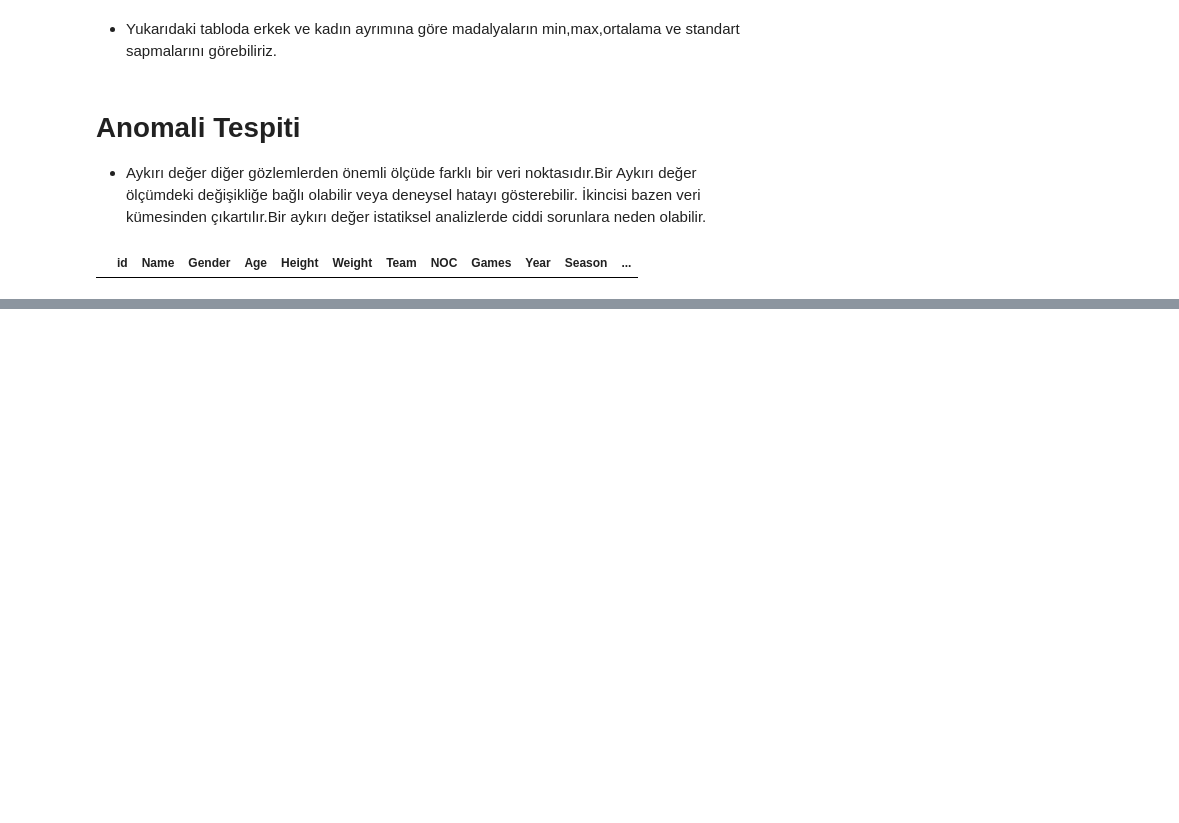
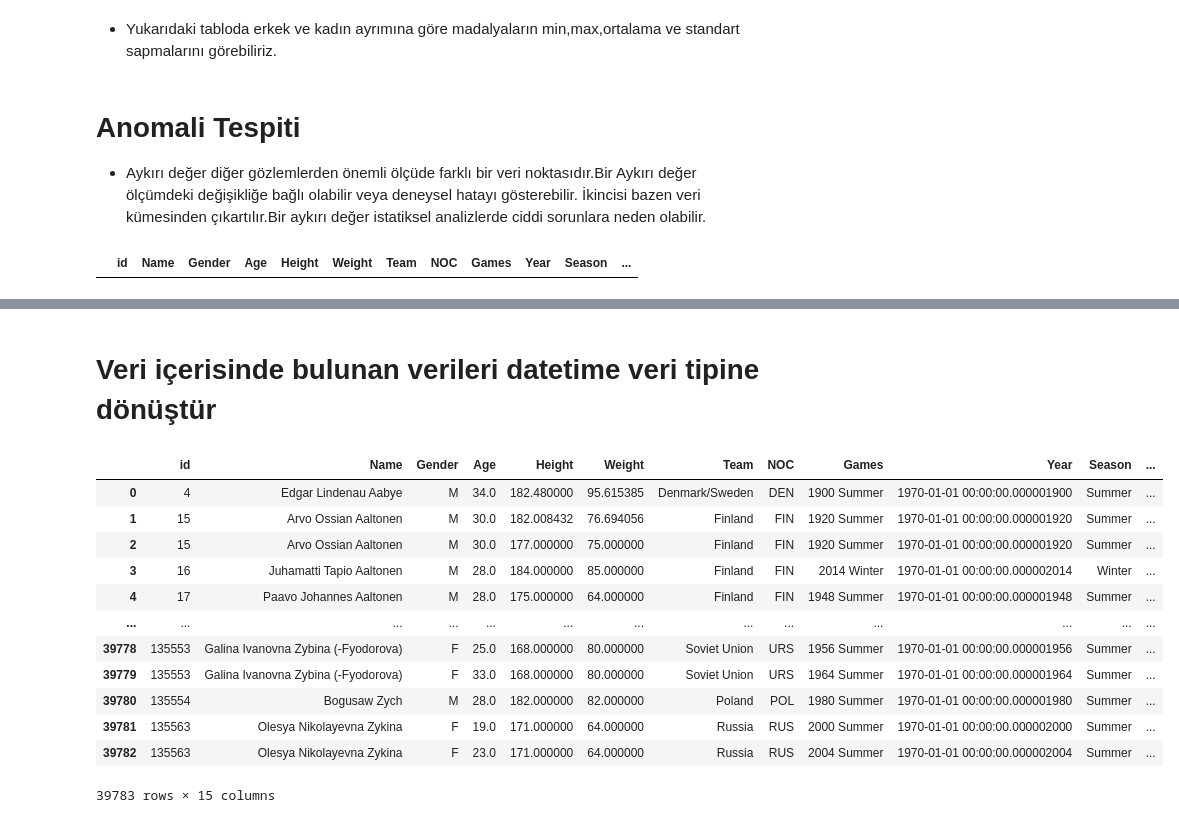
Before and after one commit to ilkerCelimli/DataScience-Olimpiyatlar, a Jupyter notebook: olimpiyat_veriseti_inceleme.ipynb, the cells around one changed output, grey strips where cells are left out. Saved outputs shown, nothing was run; the diff lists cells and outputs as text; code cells hidden in the pictures; blank space fills up the shorter version.

```diff
--- a/olimpiyat_veriseti_inceleme.ipynb
+++ b/olimpiyat_veriseti_inceleme.ipynb
@@ -535,0 +556,19 @@ data_anomali = df.loc[anomali_detection(df,["Age","Height","Weight"])]
+# %% [markdown]
+# Veri içerisinde bulunan verileri datetime veri tipine dönüştür
+# %%
+data_time["Year"] = pd.to_datetime(data_time["Year"])
+data_time
+# %% [output]
+|  | id | Name | Gender | Age | Height | Weight | Team | NOC | Games | Year | Season | ... |
+| 0 | 4 | Edgar Lindenau Aabye | M | 34.0 | 182.480000 | 95.615385 | Denmark/Sweden | DEN | 1900 Summer | 1970-01-01 00:00:00.000001900 | Summer | ... |
+| 1 | 15 | Arvo Ossian Aaltonen | M | 30.0 | 182.008432 | 76.694056 | Finland | FIN | 1920 Summer | 1970-01-01 00:00:00.000001920 | Summer | ... |
+| 2 | 15 | Arvo Ossian Aaltonen | M | 30.0 | 177.000000 | 75.000000 | Finland | FIN | 1920 Summer | 1970-01-01 00:00:00.000001920 | Summer | ... |
+| 3 | 16 | Juhamatti Tapio Aaltonen | M | 28.0 | 184.000000 | 85.000000 | Finland | FIN | 2014 Winter | 1970-01-01 00:00:00.000002014 | Winter | ... |
+| 4 | 17 | Paavo Johannes Aaltonen | M | 28.0 | 175.000000 | 64.000000 | Finland | FIN | 1948 Summer | 1970-01-01 00:00:00.000001948 | Summer | ... |
+| ... | ... | ... | ... | ... | ... | ... | ... | ... | ... | ... | ... | ... |
+| 39778 | 135553 | Galina Ivanovna Zybina (-Fyodorova) | F | 25.0 | 168.000000 | 80.000000 | Soviet Union | URS | 1956 Summer | 1970-01-01 00:00:00.000001956 | Summer | ... |
+| 39779 | 135553 | Galina Ivanovna Zybina (-Fyodorova) | F | 33.0 | 168.000000 | 80.000000 | Soviet Union | URS | 1964 Summer | 1970-01-01 00:00:00.000001964 | Summer | ... |
+| 39780 | 135554 | Bogusaw Zych | M | 28.0 | 182.000000 | 82.000000 | Poland | POL | 1980 Summer | 1970-01-01 00:00:00.000001980 | Summer | ... |
+| 39781 | 135563 | Olesya Nikolayevna Zykina | F | 19.0 | 171.000000 | 64.000000 | Russia | RUS | 2000 Summer | 1970-01-01 00:00:00.000002000 | Summer | ... |
+| 39782 | 135563 | Olesya Nikolayevna Zykina | F | 23.0 | 171.000000 | 64.000000 | Russia | RUS | 2004 Summer | 1970-01-01 00:00:00.000002004 | Summer | ... |
+39783 rows × 15 columns
```
Also changed, not shown: parts of 3 cells of this notebook.
